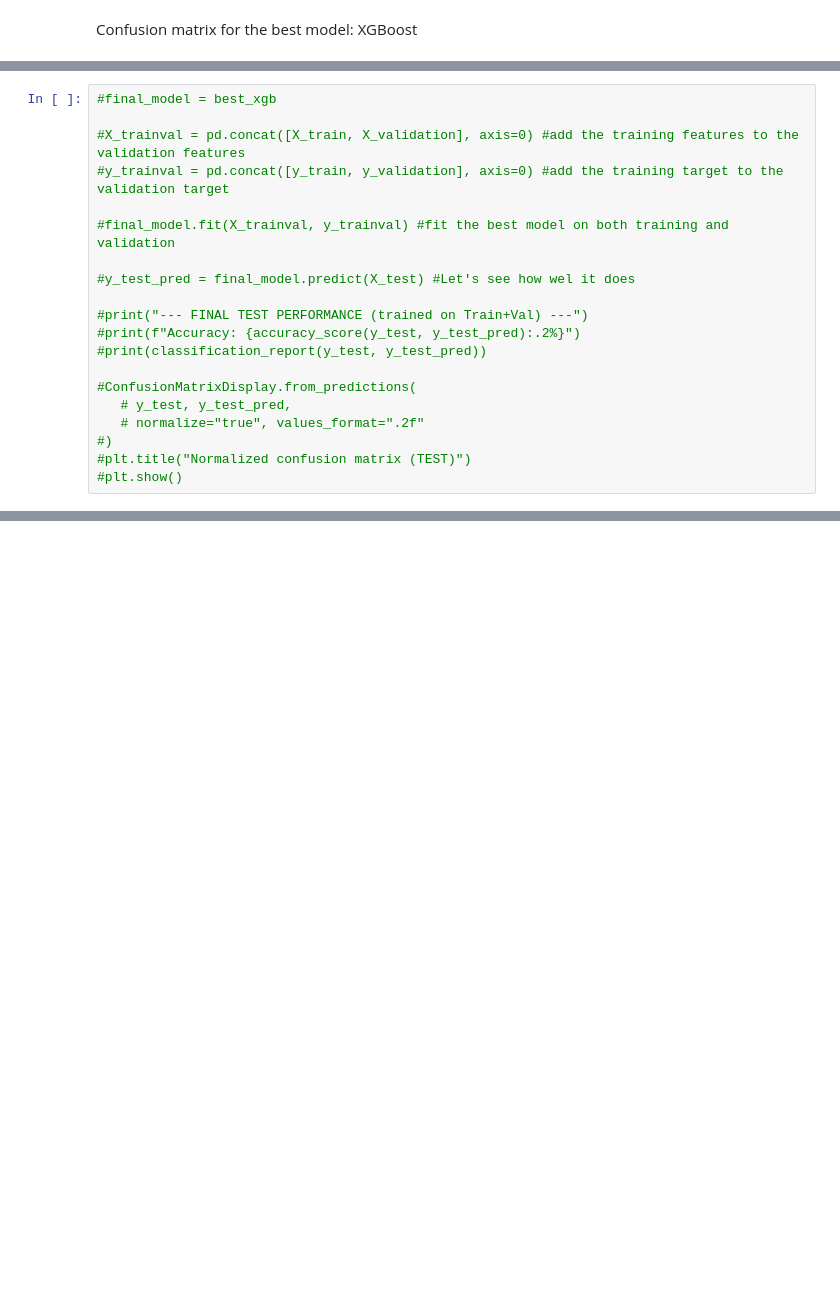
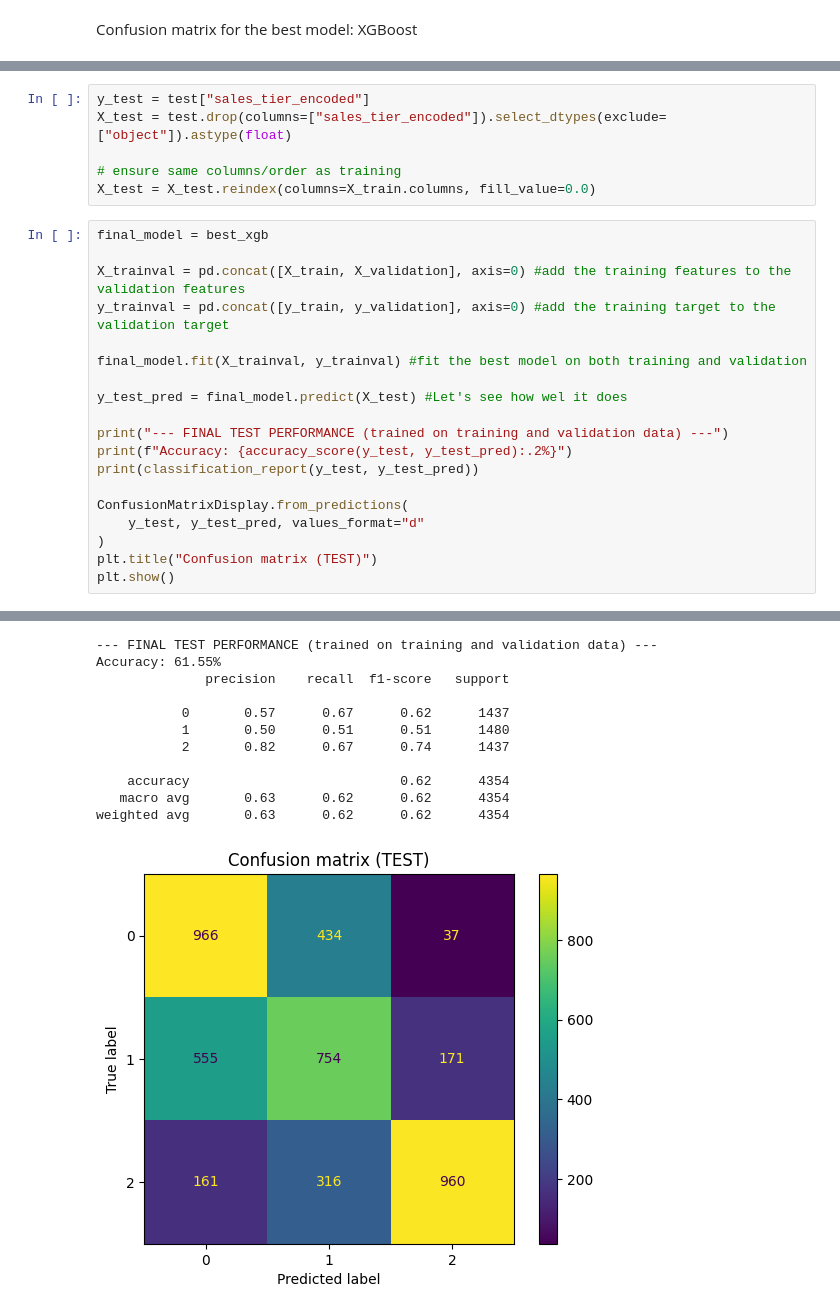
Before and after one commit to Simerblur/bjj, a Jupyter notebook: Tree_based_models_bart.ipynb, the cells around one changed output, grey strips where cells are left out. Saved outputs shown, nothing was run; the diff lists cells and outputs as text; blank space fills up the shorter version.

```diff
--- a/Tree_based_models_bart.ipynb
+++ b/Tree_based_models_bart.ipynb
@@ -822,20 +764,26 @@ In this chapter, we will generalize the best tree model on the testset and see h
+# %%
+y_test = test["sales_tier_encoded"]
+X_test = test.drop(columns=["sales_tier_encoded"]).select_dtypes(exclude=["object"]).astype(float)
+
+# ensure same columns/order as training
+X_test = X_test.reindex(columns=X_train.columns, fill_value=0.0)
 # %%
-#final_model = best_xgb
+final_model = best_xgb
 
-#X_trainval = pd.concat([X_train, X_validation], axis=0) #add the training features to the validation features
-#y_trainval = pd.concat([y_train, y_validation], axis=0) #add the training target to the validation target
+X_trainval = pd.concat([X_train, X_validation], axis=0) #add the training features to the validation features
+y_trainval = pd.concat([y_train, y_validation], axis=0) #add the training target to the validation target
 
-#final_model.fit(X_trainval, y_trainval) #fit the best model on both training and validation
+final_model.fit(X_trainval, y_trainval) #fit the best model on both training and validation
 
-#y_test_pred = final_model.predict(X_test) #Let's see how wel it does
+y_test_pred = final_model.predict(X_test) #Let's see how wel it does
 
-#print("--- FINAL TEST PERFORMANCE (trained on Train+Val) ---")
-#print(f"Accuracy: {accuracy_score(y_test, y_test_pred):.2%}")
-#print(classification_report(y_test, y_test_pred))
+print("--- FINAL TEST PERFORMANCE (trained on training and validation data) ---")
+print(f"Accuracy: {accuracy_score(y_test, y_test_pred):.2%}")
+print(classification_report(y_test, y_test_pred))
 
-#ConfusionMatrixDisplay.from_predictions(
-   # y_test, y_test_pred,
-   # normalize="true", values_format=".2f"
-#)
-#plt.title("Normalized confusion matrix (TEST)")
-#plt.show()
+ConfusionMatrixDisplay.from_predictions(
+    y_test, y_test_pred, values_format="d"
+)
+plt.title("Confusion matrix (TEST)")
+plt.show()
+# %% [output]
@@ -841,0 +793,12 @@ In this chapter, we will generalize the best tree model on the testset and see h
+--- FINAL TEST PERFORMANCE (trained on training and validation data) ---
+Accuracy: 61.55%
+              precision    recall  f1-score   support
+
+           0       0.57      0.67      0.62      1437
+           1       0.50      0.51      0.51      1480
+           2       0.82      0.67      0.74      1437
+
+    accuracy                           0.62      4354
+   macro avg       0.63      0.62      0.62      4354
+weighted avg       0.63      0.62      0.62      4354
+[figure, added]
```
Also changed, not shown: parts of 9 cells of this notebook.
